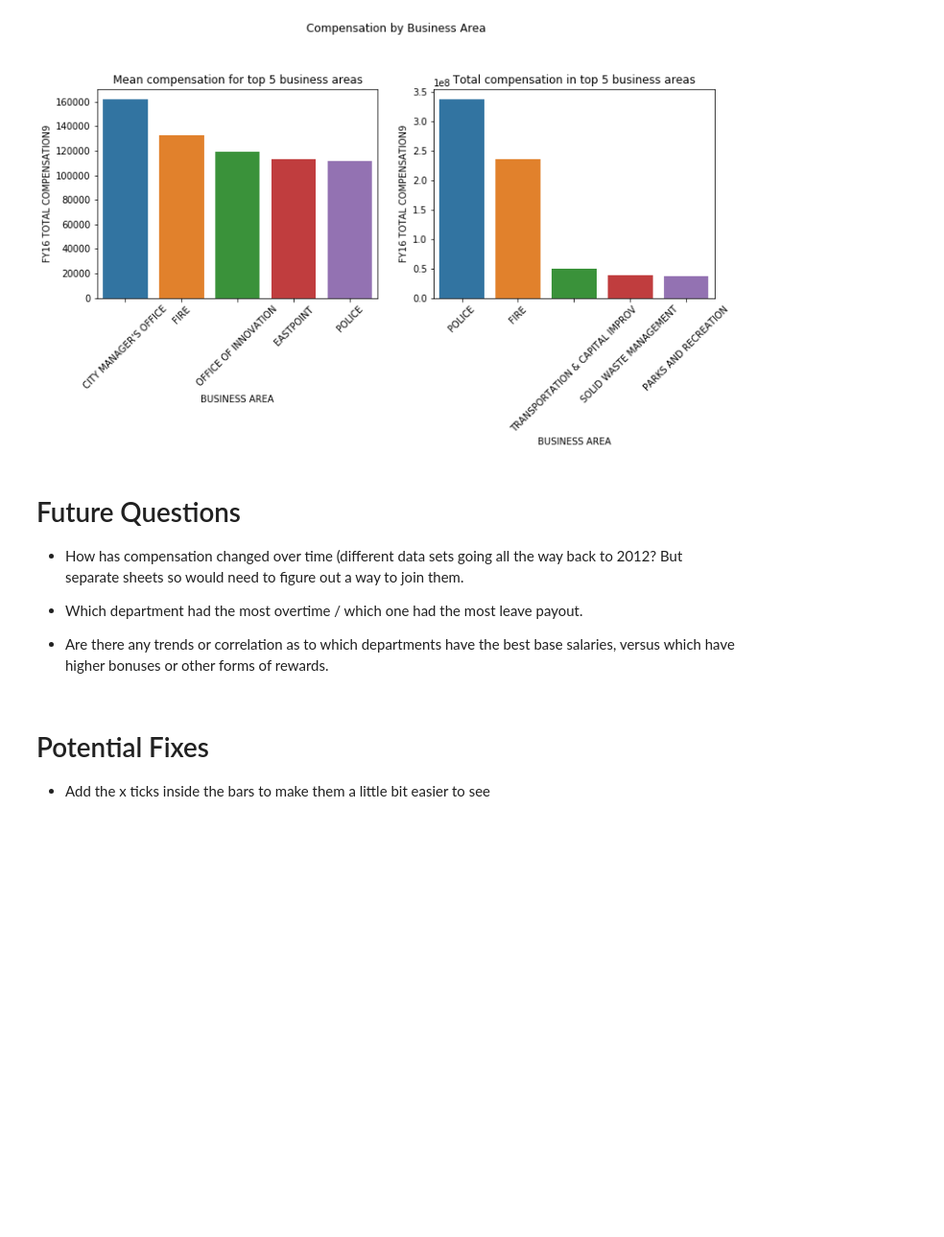
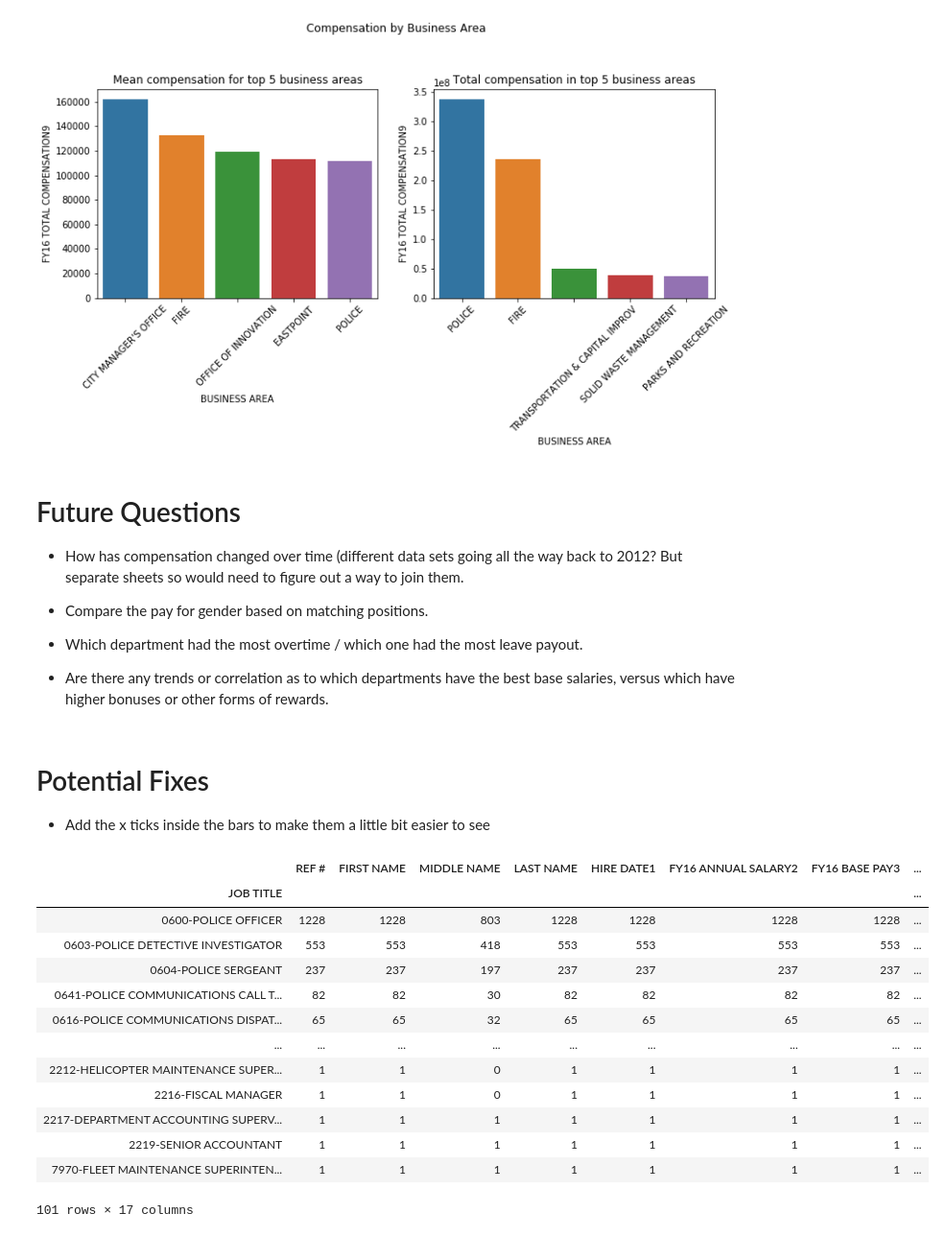
Before and after one commit to guedanie/SA-CITY-DATA, a Jupyter notebook: FY16_sa_city_compensation.ipynb, the cells around one changed output. Shown at 96% size. Saved outputs shown, nothing was run; the diff lists cells and outputs as text; code cells hidden in the pictures; blank space fills up the shorter version.

```diff
--- a/FY16_sa_city_compensation.ipynb
+++ b/FY16_sa_city_compensation.ipynb
@@ -278,6 +278,8 @@ plt.subplots_adjust(hspace=0.4)
 
 * How has compensation changed over time (different data sets going all the way back to 2012? But separate sheets so would need to figure out a way to join them.
 
+* Compare the pay for gender based on matching positions.
+
 * Which department had the most overtime / which one had the most leave payout.
 
 * Are there any trends or correlation as to which departments have the best base salaries, versus which have higher bonuses or other forms of rewards.
@@ -287,0 +296,17 @@ plt.subplots_adjust(hspace=0.4)
+# %%
+count_emp_pol
+# %% [output]
+|  | REF # | FIRST NAME | MIDDLE NAME | LAST NAME | HIRE DATE1 | FY16 ANNUAL SALARY2 | FY16 BASE PAY3 | ... |
+| JOB TITLE |  |  |  |  |  |  |  | ... |
+| 0600-POLICE OFFICER | 1228 | 1228 | 803 | 1228 | 1228 | 1228 | 1228 | ... |
+| 0603-POLICE DETECTIVE INVESTIGATOR | 553 | 553 | 418 | 553 | 553 | 553 | 553 | ... |
+| 0604-POLICE SERGEANT | 237 | 237 | 197 | 237 | 237 | 237 | 237 | ... |
+| 0641-POLICE COMMUNICATIONS CALL T... | 82 | 82 | 30 | 82 | 82 | 82 | 82 | ... |
+| 0616-POLICE COMMUNICATIONS DISPAT... | 65 | 65 | 32 | 65 | 65 | 65 | 65 | ... |
+| ... | ... | ... | ... | ... | ... | ... | ... | ... |
+| 2212-HELICOPTER MAINTENANCE SUPER... | 1 | 1 | 0 | 1 | 1 | 1 | 1 | ... |
+| 2216-FISCAL MANAGER | 1 | 1 | 0 | 1 | 1 | 1 | 1 | ... |
+| 2217-DEPARTMENT ACCOUNTING SUPERV... | 1 | 1 | 1 | 1 | 1 | 1 | 1 | ... |
+| 2219-SENIOR ACCOUNTANT | 1 | 1 | 1 | 1 | 1 | 1 | 1 | ... |
+| 7970-FLEET MAINTENANCE SUPERINTEN... | 1 | 1 | 1 | 1 | 1 | 1 | 1 | ... |
+101 rows × 17 columns
```
Also changed, not shown: parts of 4 cells of this notebook.
